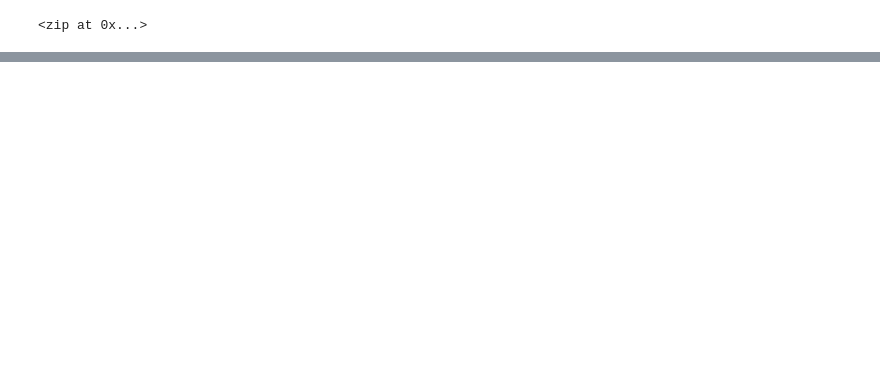
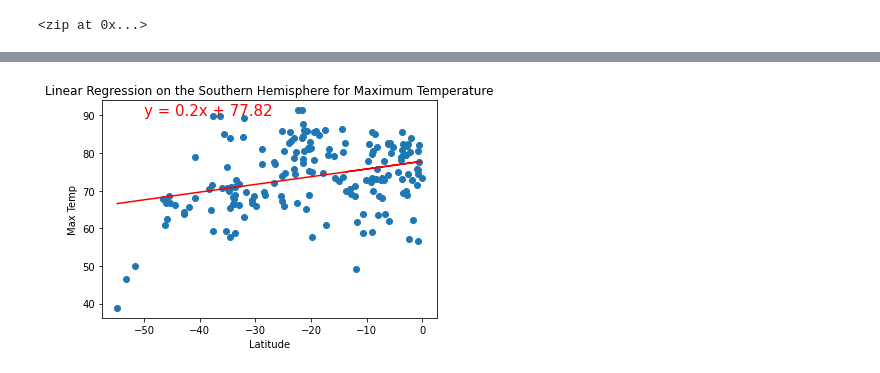
Before and after one commit to lnharvin/World_Weather_Analysis, a Jupyter notebook: WeatherPy.ipynb, the cells around one changed output, grey strips where cells are left out. Saved outputs shown, nothing was run; the diff lists cells and outputs as text; code cells hidden in the pictures; blank space fills up the shorter version.

```diff
--- a/WeatherPy.ipynb
+++ b/WeatherPy.ipynb
@@ -308,0 +406,13 @@ plt.show()
+# %%
+# Linear regression on the Southern Hemisphere
+x_values = southern_hemi_df["Lat"]
+y_values = southern_hemi_df["Max Temp"]
+# Call the function.
+#  'Linear Regression on the Southern Hemisphere \n
+#                        for Maximum Temperature'
+# generated a literal error, when I returned the n befor the slash it works the the spacing still isn't like the example
+# SyntaxError: EOL while scanning string literal
+plot_linear_regression(x_values, y_values,
+                       'Linear Regression on the Southern Hemisphere for Maximum Temperature', 'Max Temp',(-50,90))
+# %% [output]
+[figure, added]
```
Also changed, not shown: parts of 29 cells of this notebook.
